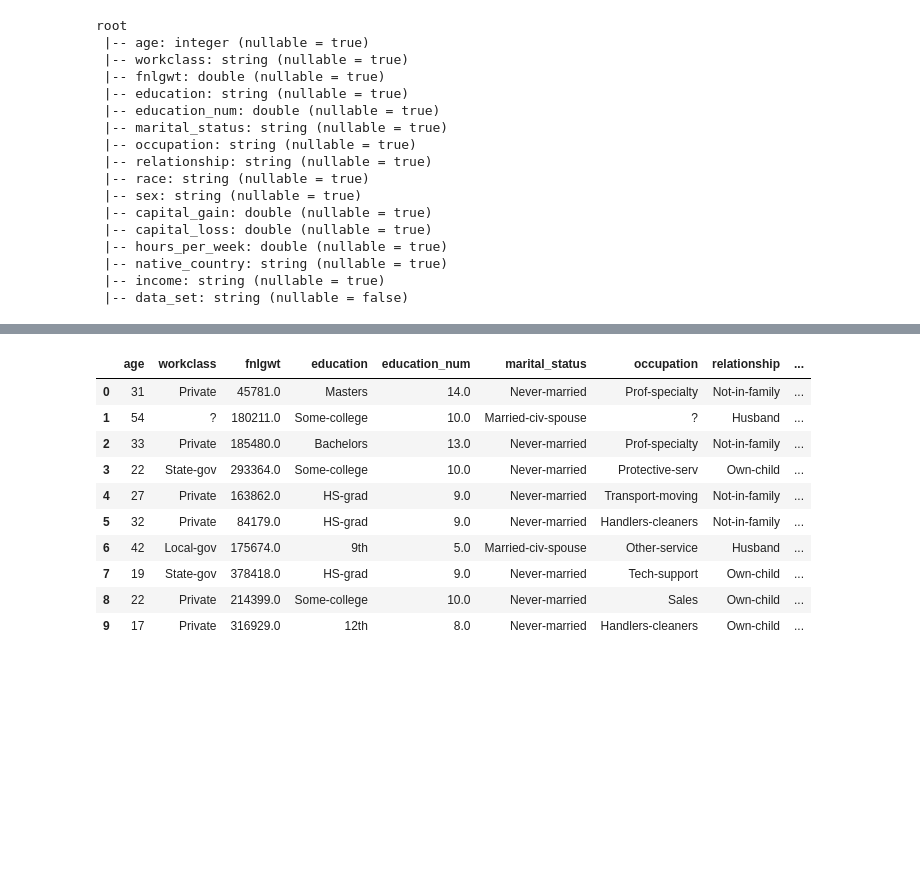
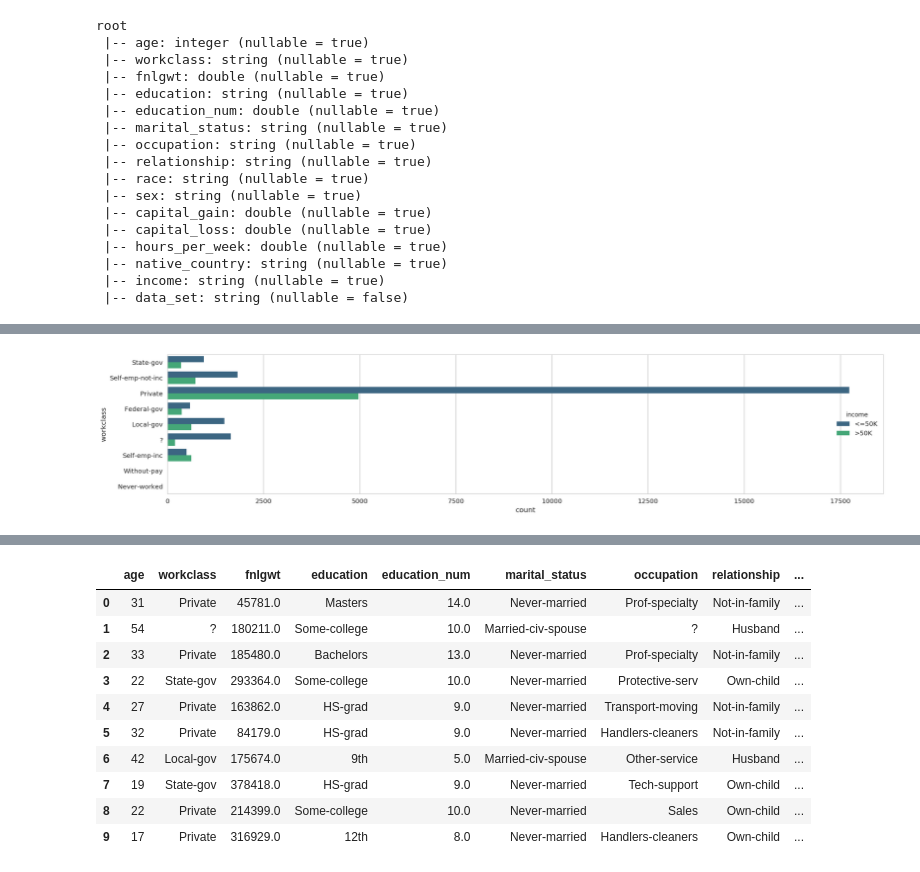
Before and after one commit to anindya-saha/Data-Science-with-Spark, a Jupyter notebook: predict-us-census-income-classification/predict-us-census-income.ipynb, the cells around one changed output, grey strips where cells are left out. Saved outputs shown, nothing was run; the diff lists cells and outputs as text; code cells hidden in the pictures; blank space fills up the shorter version.

```diff
--- a/predict-us-census-income-classification/predict-us-census-income.ipynb
+++ b/predict-us-census-income-classification/predict-us-census-income.ipynb
@@ -126,0 +135,4 @@ root
+# %%
+sns.countplot(y='workclass', hue='income', data=adult_train_df.select('workclass', 'income').toPandas(), palette="viridis");
+# %% [output]
+[figure, added]
```
Also changed, not shown: parts of 9 cells of this notebook.
